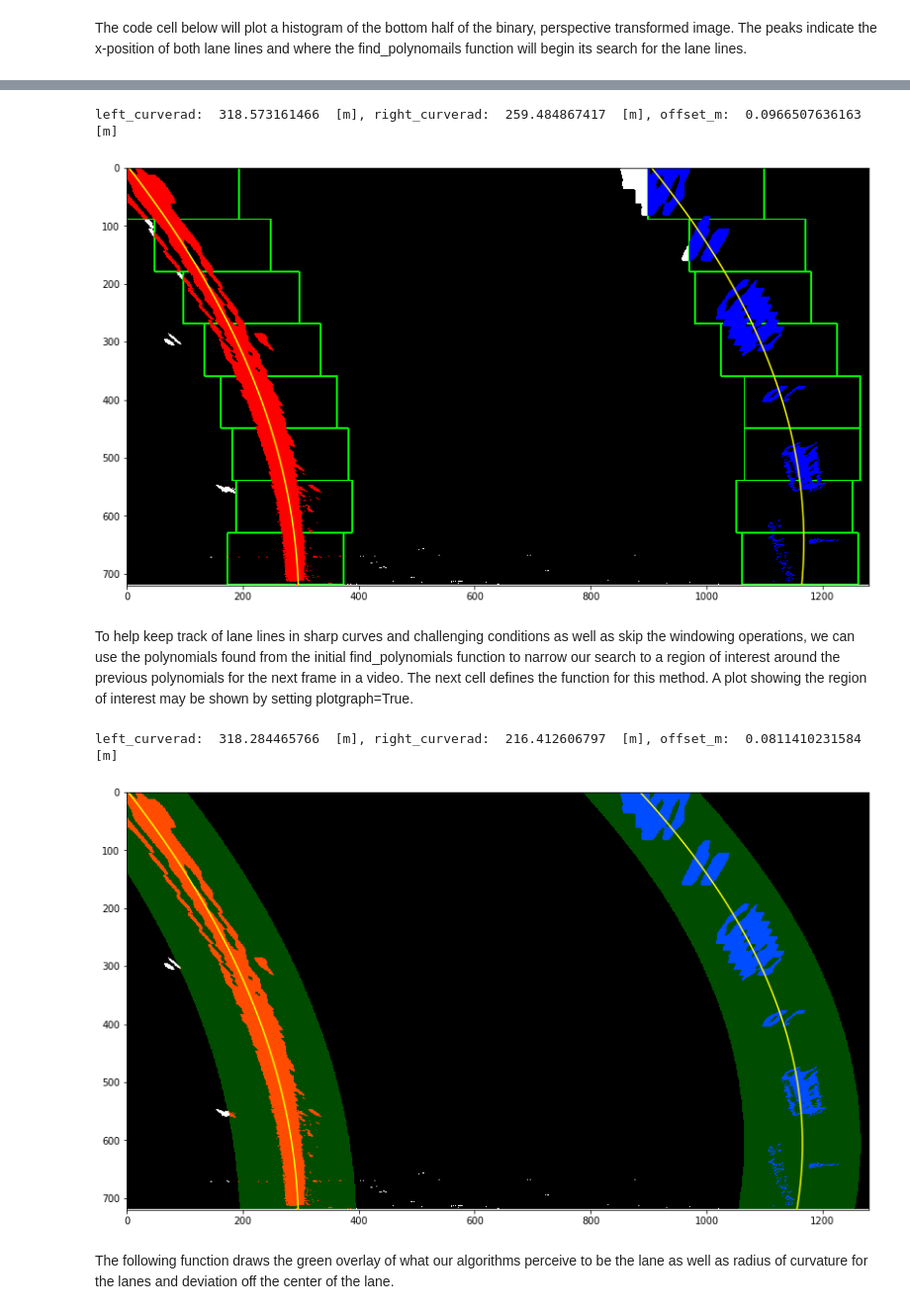
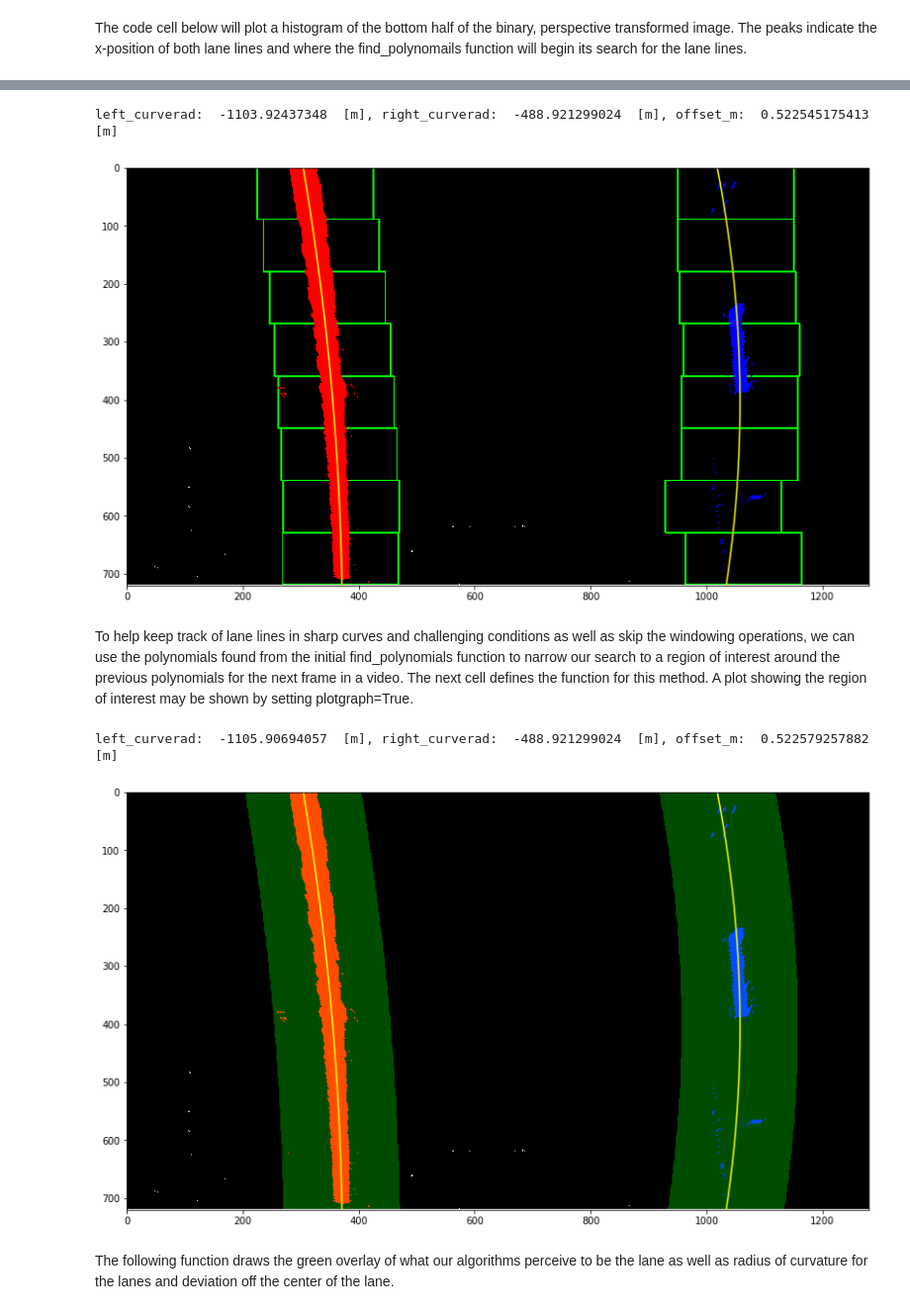
Before and after one commit to wmrifenb/CarND-Advanced-Lane-Lines, a Jupyter notebook: CarND-Advanced-Lane-Lines.ipynb, the cells around one changed output, grey strips where cells are left out. Shown at 99% size. Cells and saved outputs as stored; diff of their text form; code cells hidden in the pictures.

```diff
--- a/CarND-Advanced-Lane-Lines.ipynb
+++ b/CarND-Advanced-Lane-Lines.ipynb
@@ -99,12 +99,14 @@ img = cv2.cvtColor(img, cv2.COLOR_BGR2RGB)
 
 img_size = (img.shape[1], img.shape[0])
 
-src = np.float32([[200, img_size[1]], [1110, img_size[1]], [685, 450], [595, 450]])
+src = np.float32([[200, img_size[1]], [1110, img_size[1]], [724, 475], [561, 475]])
+#src = np.float32([[200, img_size[1]], [1110, img_size[1]], [770, 500], [517, 500]])
 
 img_src_lines = cv2.polylines(img, np.int32([src]), True, (255, 0, 0), thickness=10)
 plt.imshow(img_src_lines)
 
-dst = np.float32([[200, img_size[1]], [1110, img_size[1]], [1110, 0], [200, 0]])
+#dst = np.float32([[400, img_size[1]], [910, img_size[1]], [910, 0], [400, 0]])
+dst = np.float32([[300, img_size[1]], [1010, img_size[1]], [1010, 0], [300, 0]])
 
 img_dst_lines = cv2.polylines(img, np.int32([dst]), True, (0, 255, 255), thickness=10)
 plt.imshow(img_dst_lines)
@@ -245,19 +253,19 @@ The function find_curvature_and_offset is also defined beforehand so that it may
 # %%
+# Define conversions in x and y from pixels space to meters
+ym_per_pix = 30 / 720  # meters per pixel in y dimension
+xm_per_pix = 3.7 / 500  # meters per pixel in x dimension
+
 def find_curvature_and_offset(leftx, rightx, lefty, righty, img_height_pix, img_width_pix):
-    # Define conversions in x and y from pixels space to meters
-    ym_per_pix = 30 / 720  # meters per pixel in y dimension
-    xm_per_pix = 3.7 / 700  # meters per pixel in x dimension
-
     # Fit new polynomials to x,y in world space
     left_fit_cr = np.polyfit(lefty * ym_per_pix, leftx * xm_per_pix, 2)
     right_fit_cr = np.polyfit(righty * ym_per_pix, rightx * xm_per_pix, 2)
     # Calculate the new radii of curvature at the base of the image (img_height_pix)
-    left_curverad = ((1 + (2 * left_fit_cr[0] * img_height_pix * ym_per_pix + left_fit_cr[1]) ** 2) ** 1.5) / np.absolute(
-        2 * left_fit_cr[0])
-    right_curverad = (
-                         (1 + (
-                         2 * right_fit_cr[0] * img_height_pix * ym_per_pix + right_fit_cr[1]) ** 2) ** 1.5) / np.absolute(
-        2 * right_fit_cr[0])
+    left_curverad = np.sign(left_fit_cr[0]) * (
+    ((1 + (2 * left_fit_cr[0] * img_height_pix * ym_per_pix + left_fit_cr[1]) ** 2) ** 1.5) / np.absolute(
+        2 * left_fit_cr[0]))
+    right_curverad = np.sign(right_fit_cr[0]) * (((1 + (
+        2 * right_fit_cr[0] * img_height_pix * ym_per_pix + right_fit_cr[1]) ** 2) ** 1.5) / np.absolute(
+        2 * right_fit_cr[0]))
 
     img_height_m = img_height_pix * ym_per_pix
     img_width_m = img_width_pix * xm_per_pix
@@ -365,15 +373,16 @@ def find_polynomials(binary_warped, plotgraph=False):
     l_curverad, r_curverad, offset_m = find_curvature_and_offset(leftx, rightx, lefty, righty, binary_warped.shape[0],
                                                                  binary_warped.shape[1])
 
-    return left_fit, right_fit, l_curverad, r_curverad, offset_m
+    return left_fit, right_fit, l_curverad, r_curverad, offset_m, out_img
 
 
-left_fit, right_fit, left_curverad, right_curverad, vehicle_offset_m = find_polynomials(warped, True)
+left_fit, right_fit, left_curverad, right_curverad, vehicle_offset_m, out_img = find_polynomials(warped, True)
 
-print('left_curverad: ',left_curverad, ' [m], right_curverad: ' , right_curverad, ' [m], offset_m: ' , vehicle_offset_m, ' [m]')
+print('left_curverad: ', left_curverad, ' [m], right_curverad: ', right_curverad, ' [m], offset_m: ', vehicle_offset_m,
+      ' [m]')
 # %% [output]
-left_curverad:  318.573161466  [m], right_curverad:  259.484867417  [m], offset_m:  0.0966507636163  [m]
+left_curverad:  -1103.92437348  [m], right_curverad:  -488.921299024  [m], offset_m:  0.522545175413  [m]
-[figure, old version]
+[figure, new version]
 # %% [markdown]
 To help keep track of lane lines in sharp curves and challenging conditions as well as skip the windowing operations, we can use the polynomials found from the initial find_polynomials function to narrow our search to a region of interest around the previous polynomials for the next frame in a video. The next cell defines the function for this method. A plot showing the region of interest may be shown by setting plotgraph=True.
 # %%
@@ -411,39 +420,41 @@ def find_polynomials_skip_windowing(binary_warped, left_fit, right_fit, plotgrap
     out_img[nonzeroy[left_lane_inds], nonzerox[left_lane_inds]] = [255, 0, 0]
     out_img[nonzeroy[right_lane_inds], nonzerox[right_lane_inds]] = [0, 0, 255]
 
+    result = np.zeros_like(out_img)
+
     if plotgraph:
         # Generate a polygon to illustrate the search window area
         # And recast the x and y points into usable format for cv2.fillPoly()
         left_line_window1 = np.array([np.transpose(np.vstack([left_fitx - margin, ploty]))])
         left_line_window2 = np.array([np.flipud(np.transpose(np.vstack([left_fitx + margin, ploty])))])
         left_line_pts = np.hstack((left_line_window1, left_line_window2))
         right_line_window1 = np.array([np.transpose(np.vstack([right_fitx - margin, ploty]))])
         right_line_window2 = np.array([np.flipud(np.transpose(np.vstack([right_fitx + margin, ploty])))])
         right_line_pts = np.hstack((right_line_window1, right_line_window2))
 
         # Draw the lane onto the warped blank image
         cv2.fillPoly(window_img, np.int_([left_line_pts]), (0, 255, 0))
         cv2.fillPoly(window_img, np.int_([right_line_pts]), (0, 255, 0))
         result = cv2.addWeighted(out_img, 1, window_img, 0.3, 0)
         plt.figure(figsize=(16, 8))
         plt.imshow(result)
         plt.plot(left_fitx, ploty, color='yellow')
         plt.plot(right_fitx, ploty, color='yellow')
         plt.xlim(0, 1280)
         plt.ylim(720, 0)
 
     l_curverad, r_curverad, offset_m = find_curvature_and_offset(leftx, rightx, lefty, righty, binary_warped.shape[0],
                                                                  binary_warped.shape[1])
 
-    return left_fit, right_fit, l_curverad, r_curverad, offset_m
+    return left_fit, right_fit, l_curverad, r_curverad, offset_m, result
 
-left_fit, right_fit, left_curverad, right_curverad, vehicle_offset_m = find_polynomials_skip_windowing(warped, left_fit,
+left_fit, right_fit, left_curverad, right_curverad, vehicle_offset_m, result = find_polynomials_skip_windowing(warped, left_fit,
                                                                                                        right_fit, True)
 
 print('left_curverad: ',left_curverad, ' [m], right_curverad: ' , right_curverad, ' [m], offset_m: ' , vehicle_offset_m, ' [m]')
 # %% [output]
-left_curverad:  318.284465766  [m], right_curverad:  216.412606797  [m], offset_m:  0.0811410231584  [m]
+left_curverad:  -1105.90694057  [m], right_curverad:  -488.921299024  [m], offset_m:  0.522579257882  [m]
-[figure, old version]
+[figure, new version]
 # %% [markdown]
 The following function draws the green overlay of what our algorithms perceive to be the lane as well as radius of curvature for the lanes and deviation off the center of the lane.
 # %%
```
Also changed, not shown: parts of 20 cells of this notebook, 13 other files.
